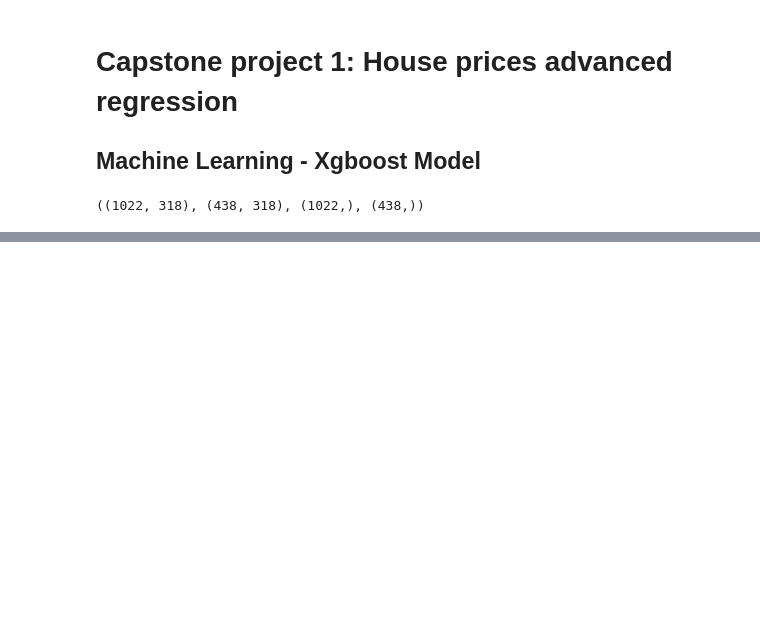
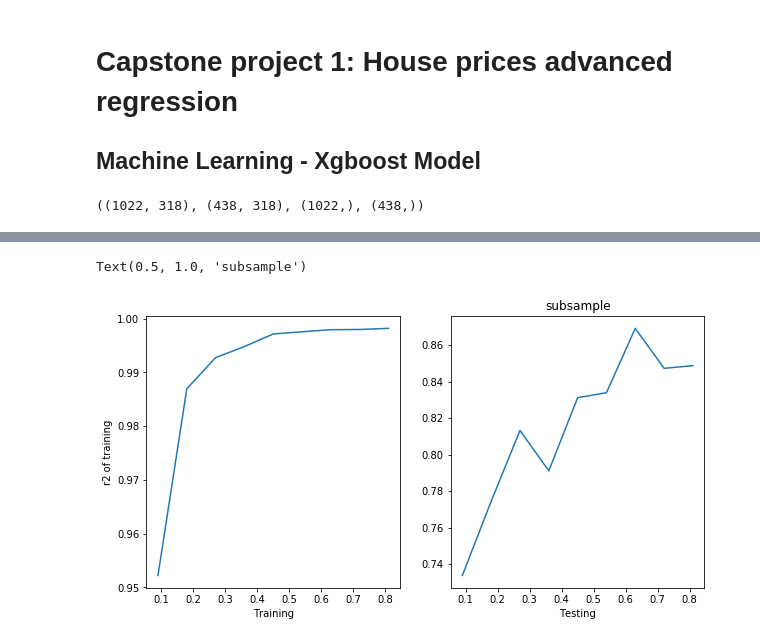
Before and after one commit to Shunling/CapstoneProjects, a Jupyter notebook: HousePriceRegression/Shirley_HousePriceRegression_ML_Xgboost_Fine_tuning.ipynb, the cells around one changed output, grey strips where cells are left out. Saved outputs shown, nothing was run; the diff lists cells and outputs as text; code cells hidden in the pictures; blank space fills up the shorter version.

```diff
--- a/HousePriceRegression/Shirley_HousePriceRegression_ML_Xgboost_Fine_tuning.ipynb
+++ b/HousePriceRegression/Shirley_HousePriceRegression_ML_Xgboost_Fine_tuning.ipynb
@@ -243,0 +116,23 @@ pickle.dump(random_search4.best_estimator_, open("xgb_model4.dat", "wb"))
+# %%
+# subsample
+
+test_score = []
+train_score = []
+for n in range(1,10):
+    model = xgb.XGBRegressor(base_score=0.5, booster='gbtree', colsample_bylevel=1,
+             colsample_bynode=1, colsample_bytree=1, gamma=0,
+             importance_type='gain', learning_rate=0.2,
+             max_delta_step=0, max_depth=3, min_child_weight=1, missing=None,
+             n_estimators= 350, n_jobs=1, nthread=None,
+             objective='reg:squarederror', random_state=0, reg_alpha=0,
+             reg_lambda=1, scale_pos_weight=1, seed=None, silent=None,
+             subsample=0.09*n, verbosity=1)
+    model.fit(X_train,y_train)
+    train_score.append(r2_score(model.predict(X_train),y_train))
+    test_score.append(r2_score(model.predict(X_test),y_test))
+# %%
+plot_accuracy(train_score,test_score,0.09) # 0.65 would be good
+plt.title('subsample')
+# %% [output]
+Text(0.5, 1.0, 'subsample')
+[figure, added]
```
Also changed, not shown: parts of 39 cells of this notebook.
